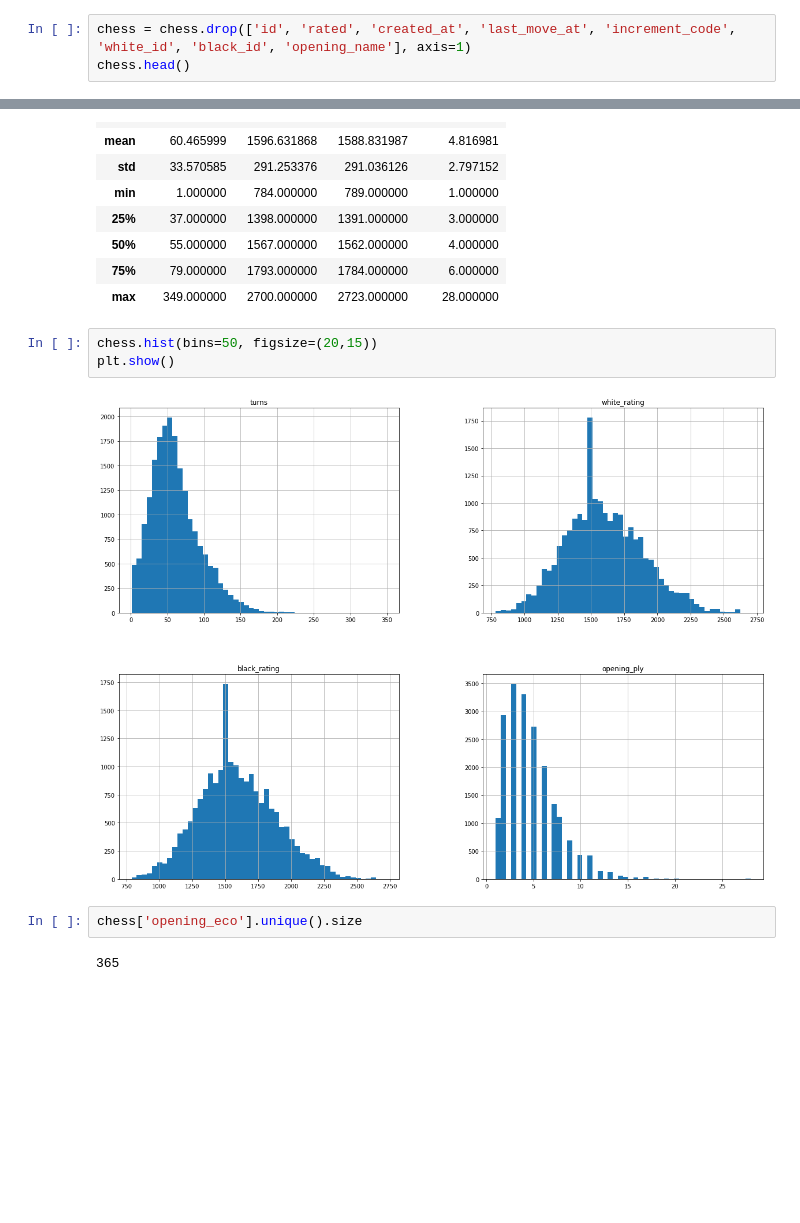
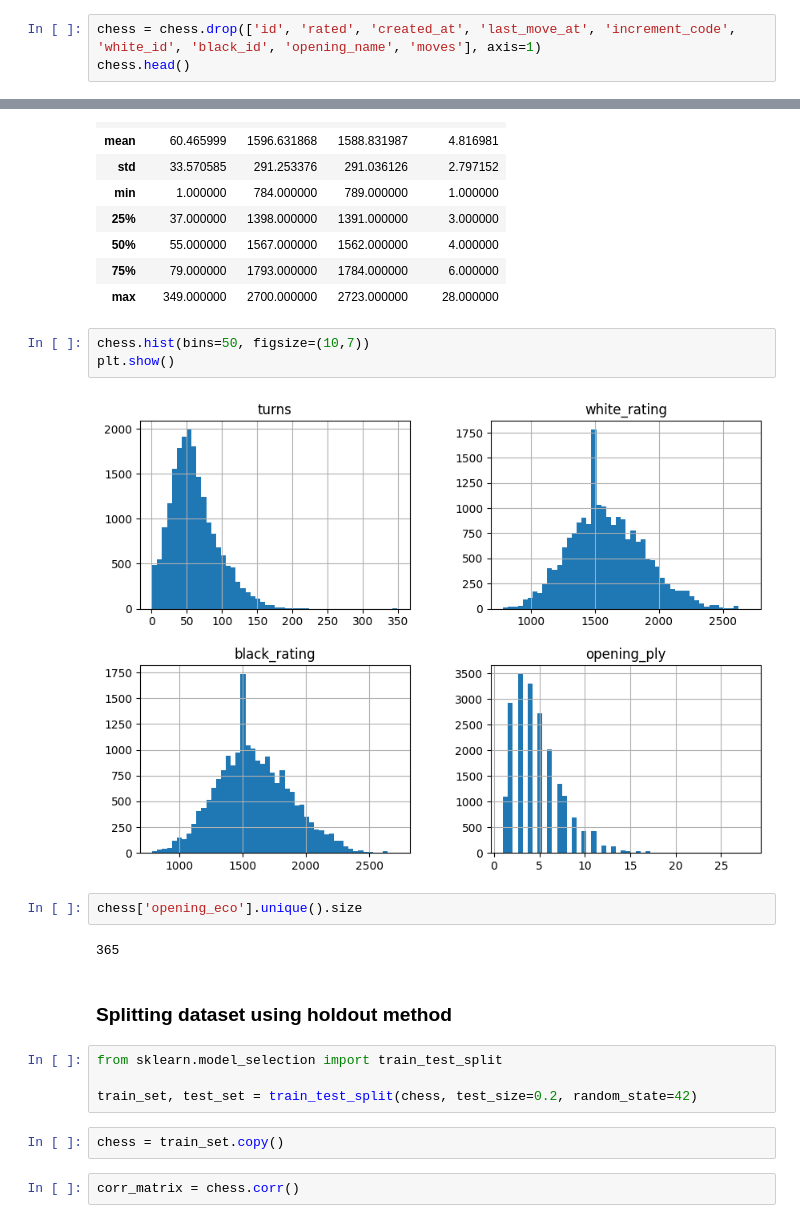
Before and after one commit to ceschini/lichess_win_prediction, a Jupyter notebook: ml_chess_predict.ipynb, the cells around one changed output, grey strips where cells are left out. Drawn from its saved outputs; the diff is of its cells as text; blank space fills up the shorter version.

Commit message:
graph resized, moves col removed

```diff
--- a/ml_chess_predict.ipynb
+++ b/ml_chess_predict.ipynb
@@ -77,4 +77,4 @@ Some features, like unique match and player's IDs, if match was rated or not, an
 # %%
-chess = chess.drop(['id', 'rated', 'created_at', 'last_move_at', 'increment_code', 'white_id', 'black_id', 'opening_name'], axis=1)
+chess = chess.drop(['id', 'rated', 'created_at', 'last_move_at', 'increment_code', 'white_id', 'black_id', 'opening_name', 'moves'], axis=1)
 chess.head()
 # %% [output]
@@ -97,11 +97,21 @@ chess.describe()
 | 75% | 79.000000 | 1793.000000 | 1784.000000 | 6.000000 |
 | max | 349.000000 | 2700.000000 | 2723.000000 | 28.000000 |
 # %%
-chess.hist(bins=50, figsize=(20,15))
+chess.hist(bins=50, figsize=(10,7))
 plt.show()
 # %% [output]
-[figure, old version]
+[figure, new version]
 # %%
 chess['opening_eco'].unique().size
 # %% [output]
 365
+# %% [markdown]
+### Splitting dataset using holdout method
+# %%
+from sklearn.model_selection import train_test_split
+
+train_set, test_set = train_test_split(chess, test_size=0.2, random_state=42)
+# %%
+chess = train_set.copy()
+# %%
+corr_matrix = chess.corr()
```
Also changed, not shown: parts of 4 cells of this notebook.
